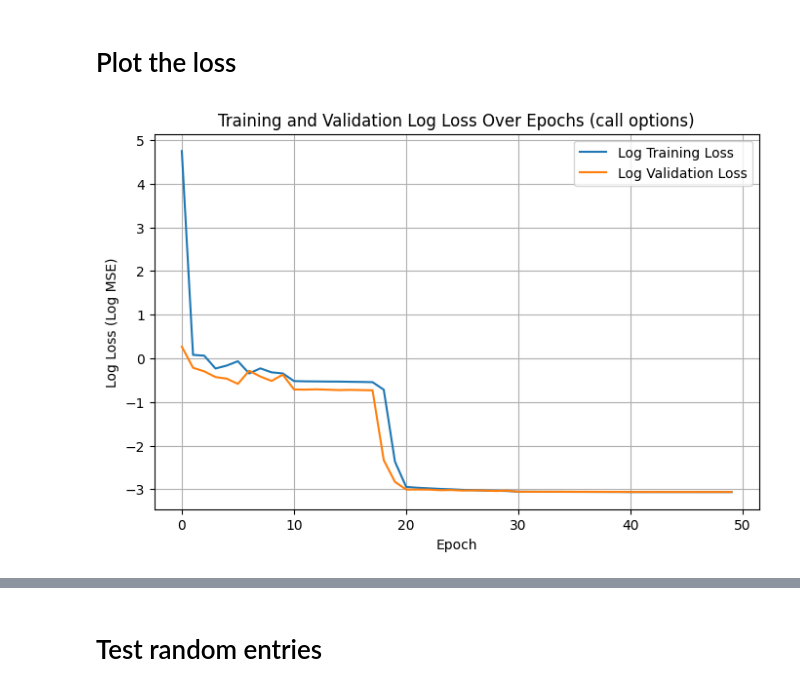
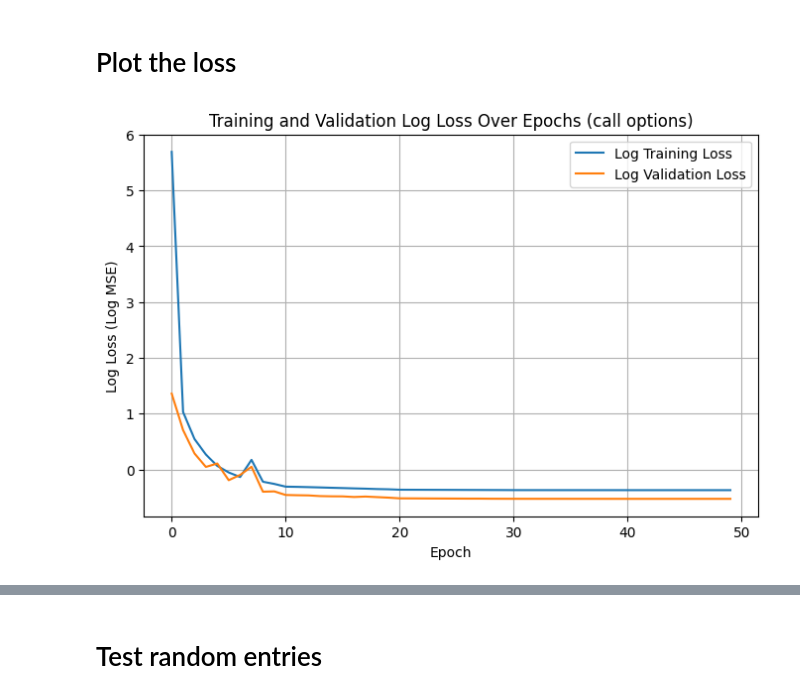
Before and after one commit to AdamK14/CS-4641-Project, a Jupyter notebook: MLP1/mlp1_calls.ipynb, the cells around one changed output, grey strips where cells are left out. Saved outputs shown, nothing was run; the diff lists cells and outputs as text; code cells hidden in the pictures.

```diff
--- a/MLP1/mlp1_calls.ipynb
+++ b/MLP1/mlp1_calls.ipynb
@@ -51,7 +51,9 @@ else:
     numeric_cols = ['[UNDERLYING_LAST]', '[DTE]', '[STRIKE]', '[P_DELTA]', '[P_GAMMA]', '[P_VEGA]',
                     '[P_THETA]', '[P_RHO]', '[P_BID]', '[P_ASK]']
 
+essential_cols = ['[UNDERLYING_LAST]', '[DTE]', '[STRIKE]', 'hist_vol_20d', '[C_BID]', '[C_ASK]']
 df[numeric_cols] = df[numeric_cols].apply(pd.to_numeric, errors='coerce')
+df.dropna(subset=essential_cols, inplace=True)
 
 # Calculate mid-price based on option type
 if option_type == 'call':
@@ -74,14 +76,14 @@ if option_type == 'call':
     col_rename = ['underlying_price', 'strike_price', 'days_to_expiry', 'hist_volatility',
                   'delta', 'gamma', 'vega', 'theta', 'rho', 'equilibrium_price']
     output_file = 'processed_calls_data.csv'
-    model_file = 'option_pricing_mlp_model_call.h5'
+    model_file = 'call-mlp1.h5'
 else:
     option_cols = ['[UNDERLYING_LAST]', '[STRIKE]', '[DTE]', 'hist_vol_20d',
                    '[P_DELTA]', '[P_GAMMA]', '[P_VEGA]', '[P_THETA]', '[P_RHO]', 'PUT_EQUI_PRICE']
     col_rename = ['underlying_price', 'strike_price', 'days_to_expiry', 'hist_volatility',
                   'delta', 'gamma', 'vega', 'theta', 'rho', 'equilibrium_price']
     output_file = 'processed_puts_data.csv'
-    model_file = 'option_pricing_mlp_model_put.h5'
+    model_file = 'put-mlp1.h5'
 
 option_df = df[option_cols].copy()
 option_df.columns = col_rename
@@ -114,8 +116,8 @@ print(option_df.sample(10))
 # Hyperparameters
 # %%
 # Hyperparameters
-n_units_per_layer = [256, 256, 256, 1]
-layers = 4
+n_units_per_layer = [256, 32, 1]
+layers = 3
 n_batch = 1024
 n_epochs = 50
 # %% [markdown]
@@ -138,12 +140,18 @@ scaler = StandardScaler()
 X_train_scaled = scaler.fit_transform(X_train)
 X_test_scaled = scaler.transform(X_test)
 
-# Add first layer
-model.add(Dense(n_units_per_layer[0], activation='relu', input_shape=(X_train_scaled.shape[1],)))
+# Add first layer without ativation
+model.add(Dense(n_units_per_layer[0], input_shape=(X_train_scaled.shape[1],)))
+model.add(Activation('relu'))
 
-for i in range(1, layers):
-# Define Keras MLP model
-    model.add(Dense(n_units_per_layer[i], activation='relu'))
+# Define Keras MLP model using LeakyReLU in subsequent layers
+for i in range(1, layers - 1):
+    model.add(Dense(n_units_per_layer[i]))
+    model.add(Activation('relu'))
+
+# Add last layer
+model.add(Dense(n_units_per_layer[-1]))
+model.add(Activation('relu'))
 
 # Learning rate scheduling
 def scheduler(epoch, lr):
@@ -153,7 +161,13 @@ def scheduler(epoch, lr):
 
 lr_callback = LearningRateScheduler(scheduler)
 
+early_stop = EarlyStopping(
+    monitor='val_loss',       # what to monitor
+    patience=5,               # how many epochs to wait before stopping
+    restore_best_weights=True,  # restores weights from best epoch
+    verbose=1
+)
+
 model.compile(optimizer='adam', loss='mean_squared_error', metrics=['mae'])
-
 model.summary()
 # %% [output]
@@ -176,10 +194,13 @@ Model: "sequential"
 # Train model
 # %%
 # Train the model
-history = model.fit(X_train_scaled, y_train, epochs=n_epochs, batch_size=n_batch, validation_split=0.2, verbose=1, callbacks=[lr_callback])
+history = model.fit(X_train_scaled, y_train, epochs=n_epochs, batch_size=n_batch, validation_split=0.2, verbose=1, callbacks=[lr_callback, early_stop])
 
 # Evaluate the model
 loss, mae = model.evaluate(X_test_scaled, y_test)
 print(f"Test MAE: {mae}")
+
+# Save the model
+model.save(model_file)
 # %% [output]
 Epoch 1/50
@@ -204,19 +227,15 @@ Test MAE: 0.1291211098432541
 # %%
 # Plot training and validation loss
 plt.figure(figsize=(8,5))
 
 eps = 1e-10  # tiny number to avoid log(0)
 plt.plot(np.log(np.array(history.history['loss']) + eps), label='Log Training Loss')
 plt.plot(np.log(np.array(history.history['val_loss']) + eps), label='Log Validation Loss')
-
 plt.xlabel('Epoch')
 plt.ylabel('Log Loss (Log MSE)')
 plt.title(f'Training and Validation Log Loss Over Epochs ({option_type} options)')
 plt.legend()
 plt.grid(True)
 plt.show()
-
-# Save the model
-model.save('option_pricing_mlp_model_call.h5')
 # %% [output]
-[figure, old version]
+[figure, new version]
```
Also changed, not shown: parts of 8 cells of this notebook, 13 other files.
